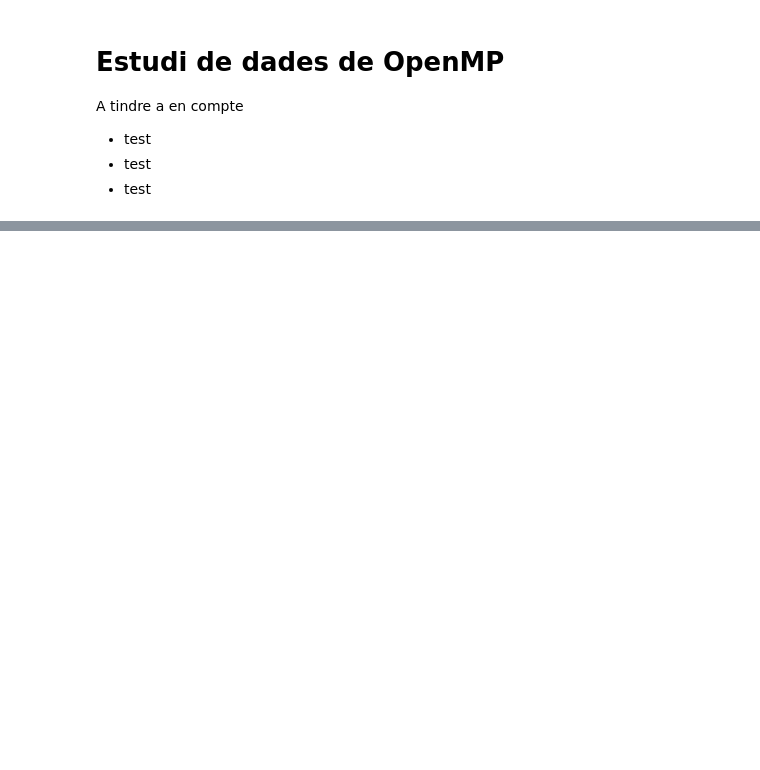
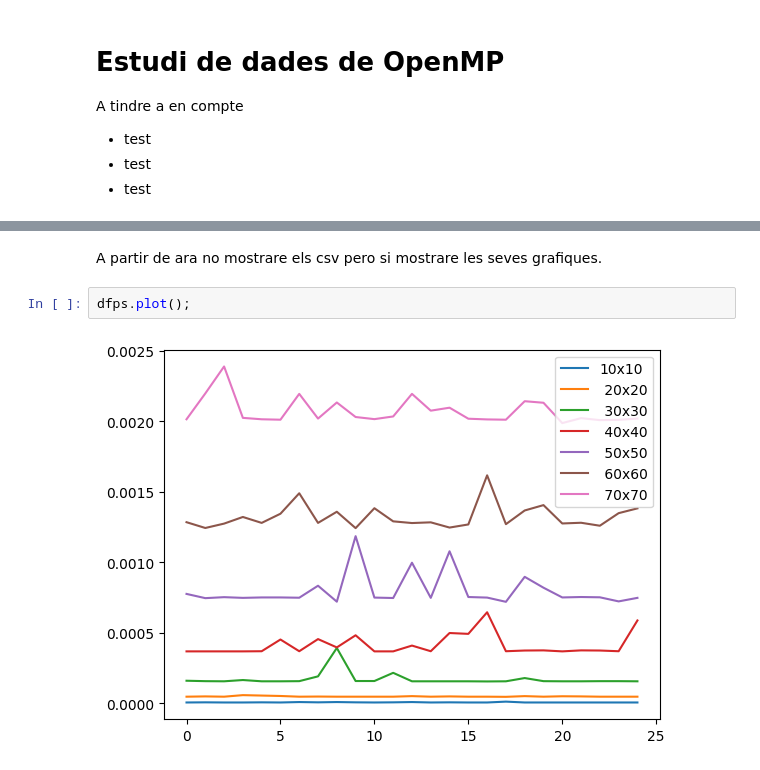
Before and after one commit to u1978882/OpenMP, a Jupyter notebook: matrius/grafics.ipynb, the cells around one changed output, grey strips where cells are left out. Saved outputs shown, nothing was run; the diff lists cells and outputs as text; blank space fills up the shorter version.

```diff
--- a/matrius/grafics.ipynb
+++ b/matrius/grafics.ipynb
@@ -33,0 +39,6 @@ df
+# %% [markdown]
+A partir de ara no mostrare els csv pero si mostrare les seves grafiques.
+# %%
+dfps.plot();
+# %% [output]
+[figure, added]
```
Also changed, not shown: parts of 6 cells of this notebook, 3 other files.
